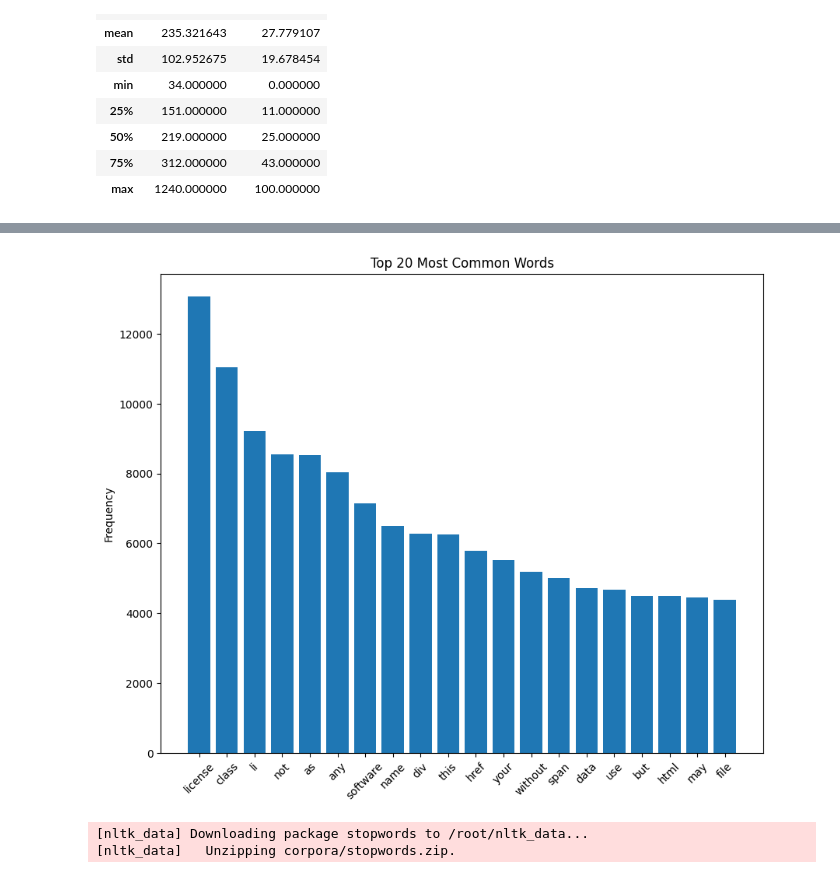
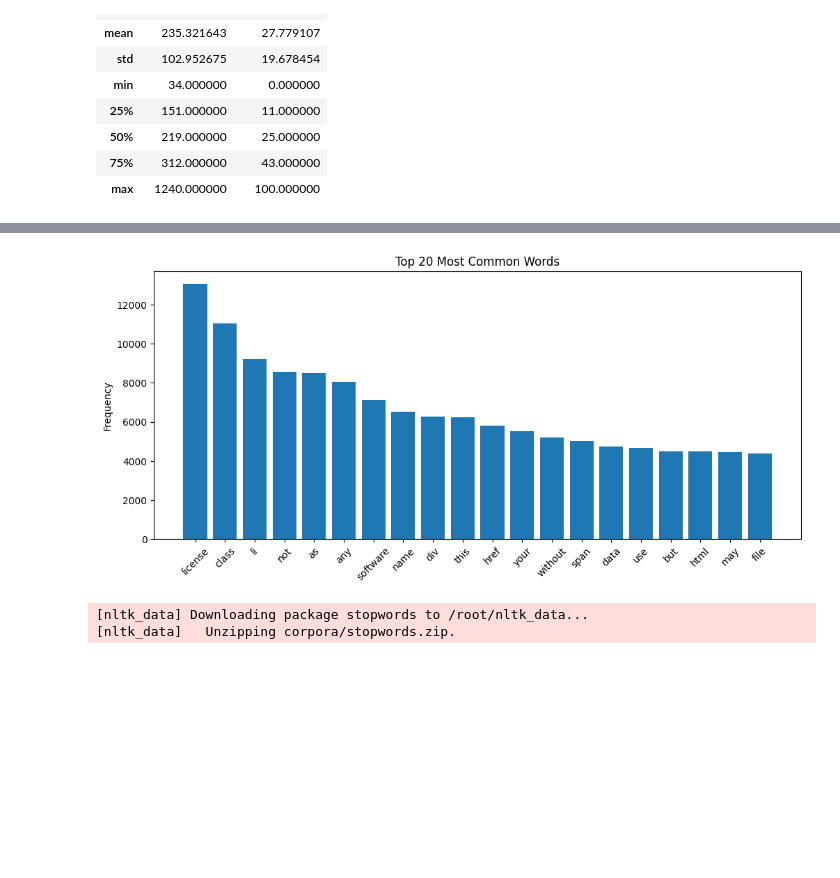
Before and after one commit to NataliaKurd/transformers_end_assignment, a Jupyter notebook: transfomers_project.ipynb, the cells around one changed output, grey strips where cells are left out. Saved outputs shown, nothing was run; the diff lists cells and outputs as text; code cells hidden in the pictures; blank space fills up the shorter version.

```diff
--- a/transfomers_project.ipynb
+++ b/transfomers_project.ipynb
@@ -39,8 +27,7 @@ Filtering content: 100% (9/9), 564.10 MiB | 41.09 MiB/s, done.
 # %%
 # add files required files to google colab, ( from repo https://github.com/ethz-spylab/lm_memorization_data)
-# folders lm_memorization_data/data/
-data_p = np.load('lm_memorization_data/data/prompts_100.npy')
-data_c = np.load('lm_memorization_data/data/counts_100.npy')
+data_p = np.load('prompts_100.npy')
+data_c = np.load('counts_100.npy')
 # %%
 data_p.shape, data_c.shape
 # %% [output]
@@ -156,21 +144,22 @@ plt.show()
 # %%
 # most common words
 
 all_words = [word for sentence in df[0] for word in sentence.split() if not word in ['the', '0', 'a', '1', '2', 'i', 's', 'you', 'is']]
 word_counts = Counter(all_words)
 
 top_n = 20
 most_common_words = word_counts.most_common(top_n)
 words, counts = zip(*most_common_words)
 
-plt.figure(figsize=(10, 8))
+plt.figure(figsize=(12, 5))
 plt.bar(words, counts)
 plt.title('Top 20 Most Common Words')
 plt.xticks(rotation=45)
 plt.ylabel('Frequency')
+plt.savefig('top_words.png')
 plt.show()
 # %% [output]
-[figure, old version]
+[figure, new version]
 # %%
 nltk.download('stopwords')
 stop_words = set(stopwords.words('english'))
```
Also changed, not shown: parts of 3 cells of this notebook.
